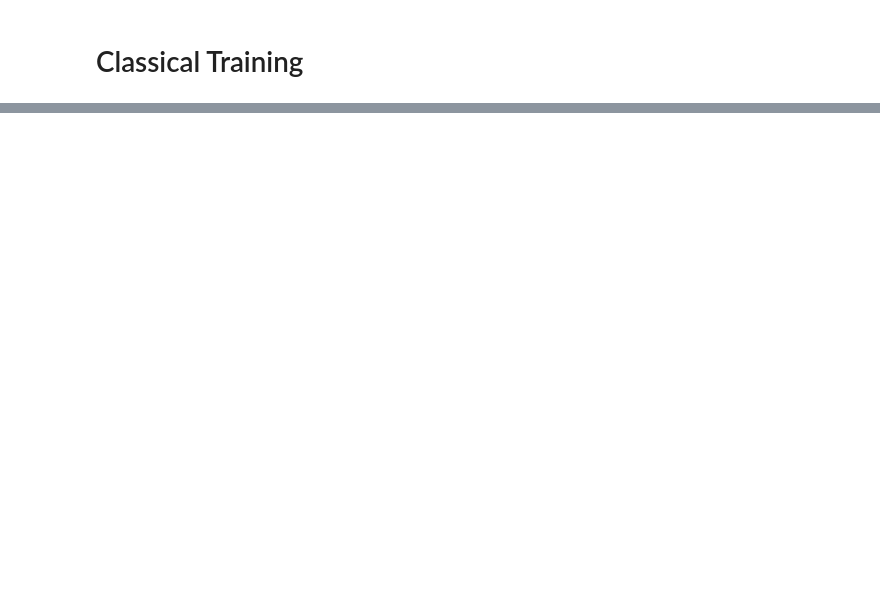
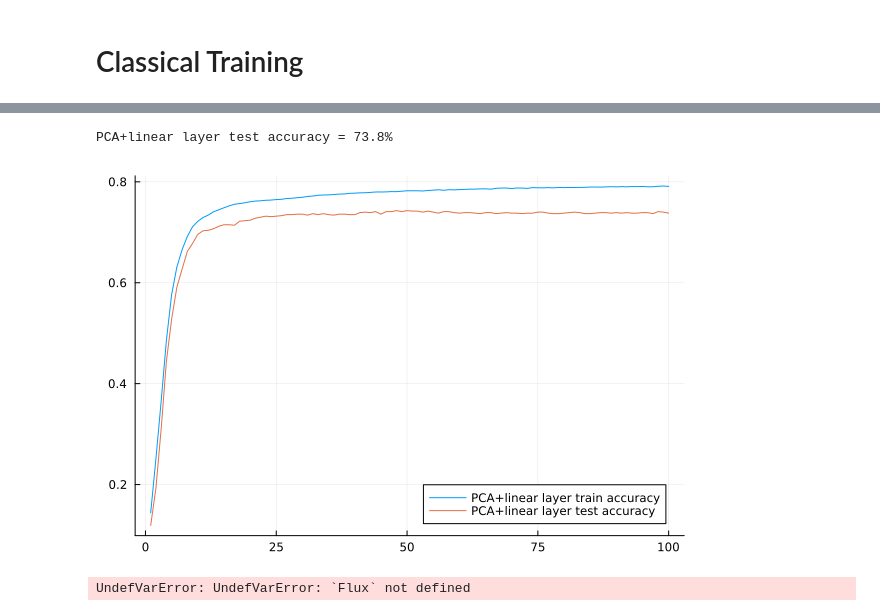
Before and after one commit to NunoMBatista/Neutral-Atom-QGARS, a Jupyter notebook: qrc_mnist_julia/QRC_MNIST_julia.ipynb, the cells around one changed output, grey strips where cells are left out. Drawn from its saved outputs; the diff is of its cells as text; code cells hidden in the pictures; blank space fills up the shorter version.

```diff
--- a/qrc_mnist_julia/QRC_MNIST_julia.ipynb
+++ b/qrc_mnist_julia/QRC_MNIST_julia.ipynb
@@ -249,0 +344,20 @@ embeddings = apply_layer(pre_layer, xs)
+# %%
+#=
+
+Evaluate the model
+
+=#
+
+num_test_examples = 1_000
+
+# use the same PCA model as before to fit the test data
+test_features = predict(model_pca, reshape(data_test.features, (image_size, size(data_test)[1])))[:, 1:num_test_examples]
+
+# scale to the detuning range
+test_features_qrc = test_features/spectral * Δ_max
+
+# correct labels for the test samples
+test_targets = data_test.targets[1:num_test_examples]
+
+# quantum embeddings for the test samples
+test_embeddings = apply_layer(pre_layer, test_features_qrc)
@@ -249,0 +382,18 @@ embeddings = apply_layer(pre_layer, xs)
+# %%
+#=
+
+Train a linear classifier using PCA features directly
+
+(baseline)
+
+=#
+
+loss_lin, accs_train_lin, accs_test_lin = train(
+    xs, ys, test_features, test_targets;
+    regularization=0.0005,
+    nepochs=100,
+    batchsize=1000,
+    opt=Flux.Adam(0.01),
+    verbose=true,
+    nonlinear=false
+    )
@@ -249,0 +408,25 @@ embeddings = apply_layer(pre_layer, xs)
+# %%
+println("PCA+linear layer test accuracy = ", accs_test_lin[end]*100, "%")
+Plots.plot(accs_train_lin, label="PCA+linear layer train accuracy")
+Plots.plot!(accs_test_lin, label="PCA+linear layer test accuracy")
+# %% [output]
+PCA+linear layer test accuracy = 73.8%
+[figure, added]
+# %%
+#=
+
+Train with the QRC embeddings
+
+=#
+
+loss_qrc, accs_train_qrc, accs_test_qrc = train(
+    embeddings, ys, test_embeddings, test_targets;
+    regularization=0.0005,
+    nepochs=100,
+    batchsize=1000,
+    opt=Flux.Adam(0.01),
+    verbose=true,
+    nonlinear=false
+    )
+# %% [output]
+UndefVarError: UndefVarError: `Flux` not defined
```
Also changed, not shown: parts of 10 cells of this notebook, 4 other files.
